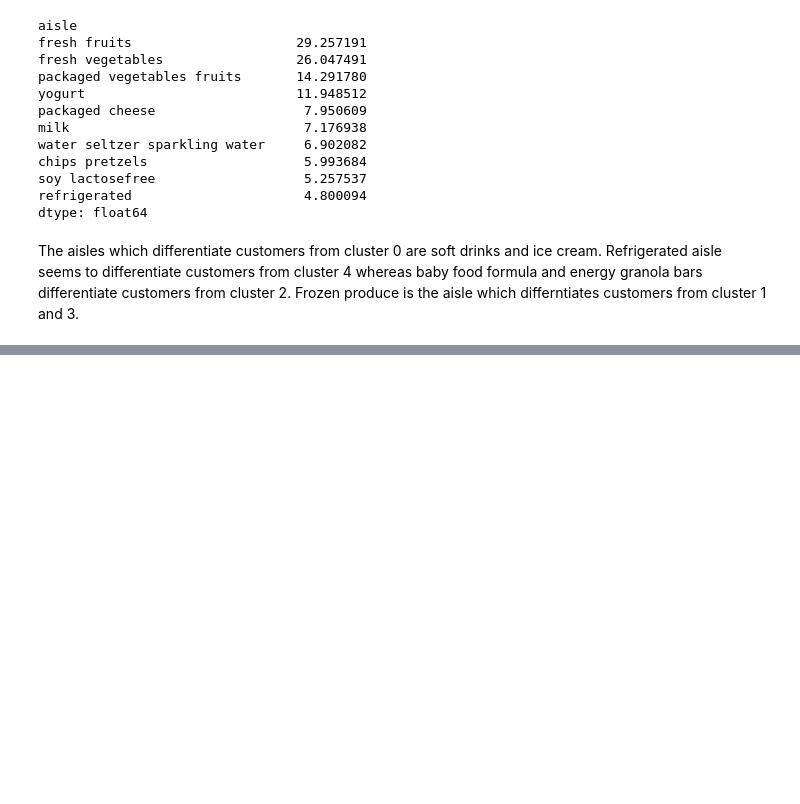
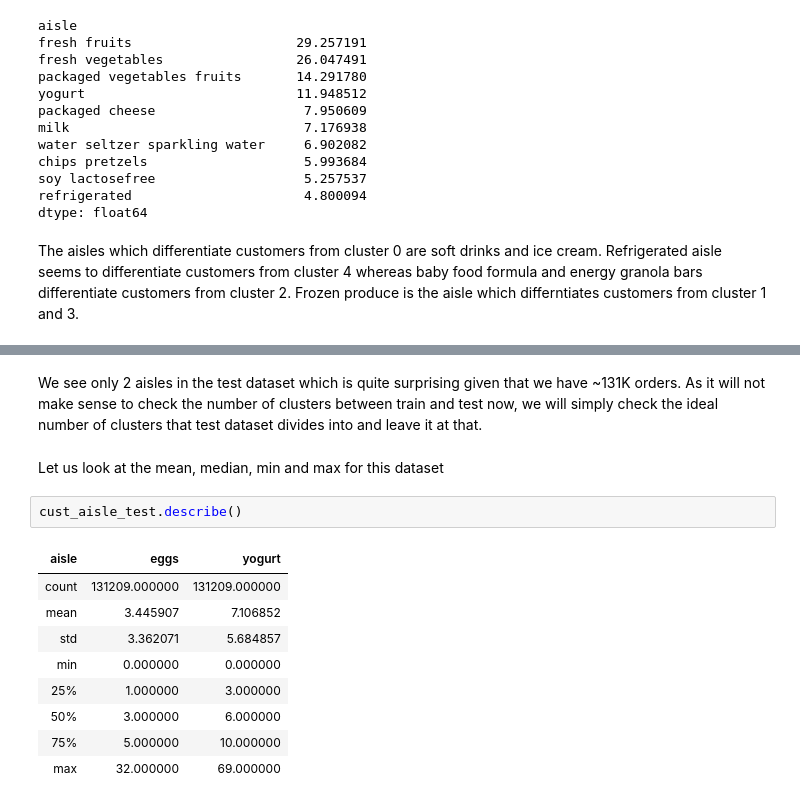
Before and after one commit to yashwanthky/Instacart_Market_Basket_Analysis, a Jupyter notebook: Data_Loading_Exploration.ipynb, the cells around one changed output, grey strips where cells are left out. Saved outputs shown, nothing was run; the diff lists cells and outputs as text; blank space fills up the shorter version.

```diff
--- a/Data_Loading_Exploration.ipynb
+++ b/Data_Loading_Exploration.ipynb
@@ -1087,0 +1134,16 @@ The aisles which differentiate customers from cluster 0 are soft drinks and ice
+# %% [markdown]
+We see only 2 aisles in the test dataset which is quite surprising given that we have ~131K orders. As it will not make sense to check the number of clusters between train and test now, we will simply check the ideal number of clusters that test dataset divides into and leave it at that.
+# %% [markdown]
+Let us look at the mean, median, min and max for this dataset
+# %%
+cust_aisle_test.describe()
+# %% [output]
+| aisle | eggs | yogurt |
+| count | 131209.000000 | 131209.000000 |
+| mean | 3.445907 | 7.106852 |
+| std | 3.362071 | 5.684857 |
+| min | 0.000000 | 0.000000 |
+| 25% | 1.000000 | 3.000000 |
+| 50% | 3.000000 | 6.000000 |
+| 75% | 5.000000 | 10.000000 |
+| max | 32.000000 | 69.000000 |
```
Also changed, not shown: parts of 35 cells of this notebook.
